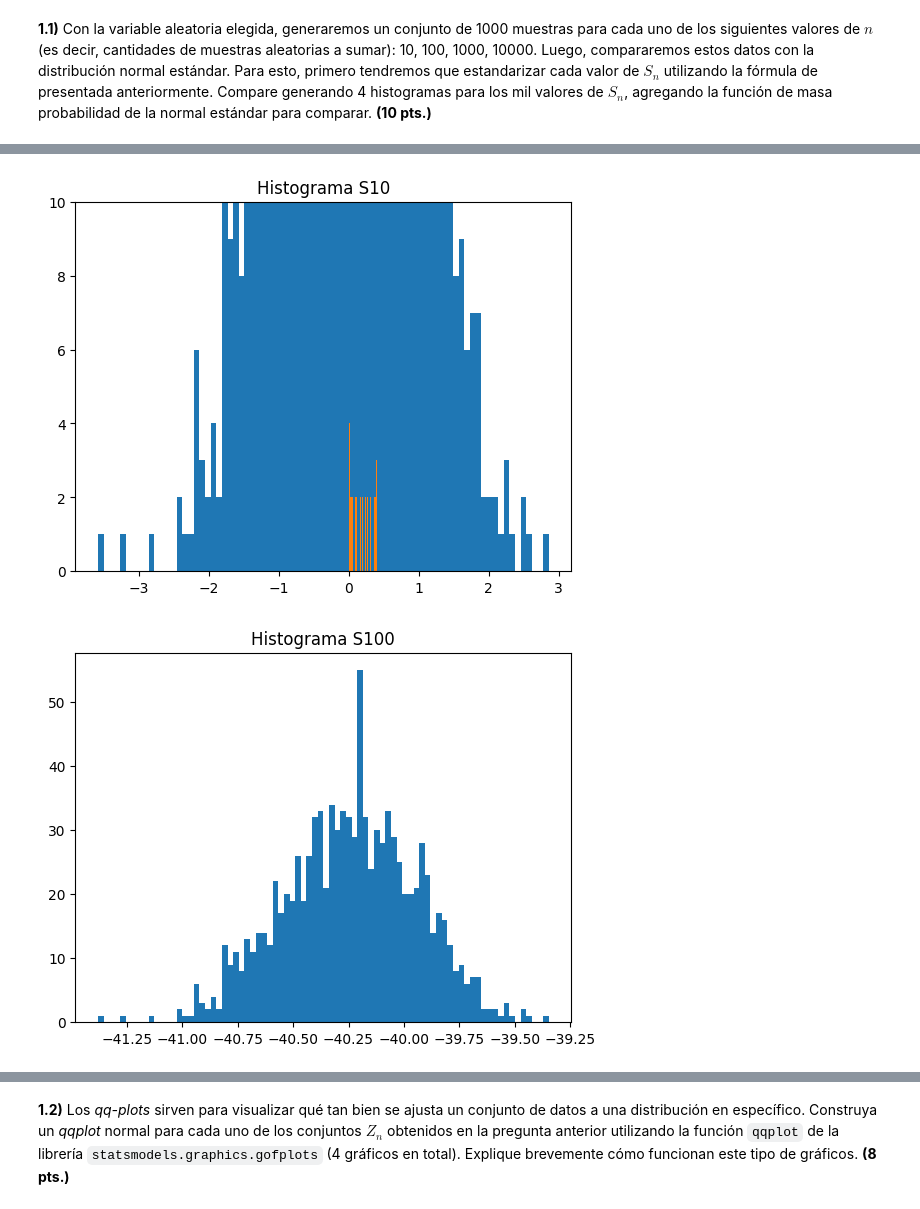
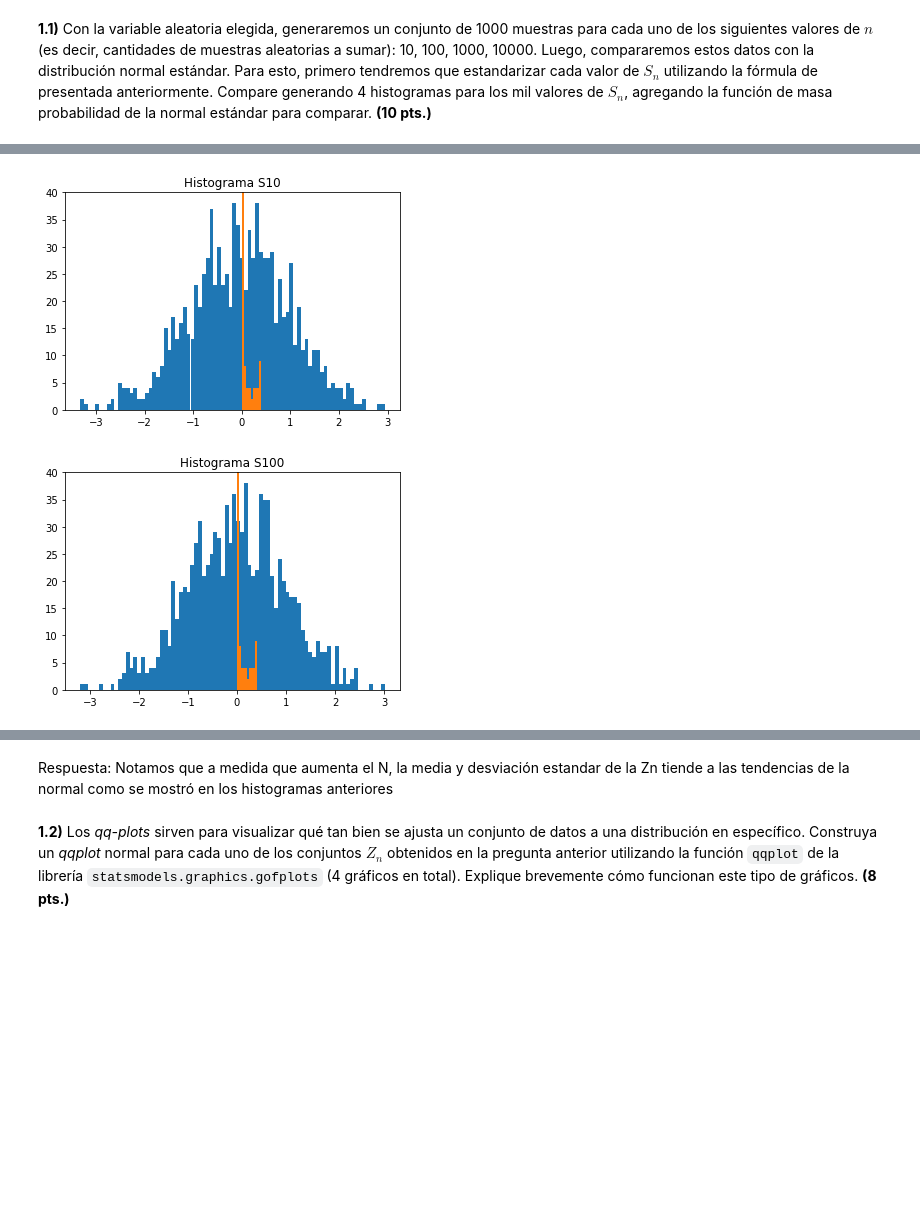
Before and after one commit to Camilo-Duque98/EstadisticaComputacional, a Jupyter notebook: lec-3-Los Dockeritos/lec-3.ipynb, the cells around one changed output, grey strips where cells are left out. Drawn from its saved outputs; the diff is of its cells as text; code cells hidden in the pictures; blank space fills up the shorter version.

```diff
--- a/lec-3-Los Dockeritos/lec-3.ipynb
+++ b/lec-3-Los Dockeritos/lec-3.ipynb
@@ -145,53 +98,46 @@ s1000=[sum(X.rvs(size=1000))for i in range(1000)]
 s10000=[sum(X.rvs(size=10000))for i in range(1000)]
 
 #ESTANDARIZACION
 def estandarizacion(muestra:list,esperanza:float,desviacionestandar:float,n:int)->list:
     muestraaux=[]
     for x in range(len(muestra)):
         tmpvalue=(muestra[x]-(n*esperanza))/(desviacionestandar*np.sqrt(n))
         muestraaux.append(tmpvalue)
     return muestraaux
 #ZN
 s10stdr=estandarizacion(s10,mean,std_dev,10)
-s100stdr=estandarizacion(s10,mean,std_dev,100)
-s1000stdr=estandarizacion(s10,mean,std_dev,1000)
-s10000stdr=estandarizacion(s10,mean,std_dev,10000)
+s100stdr=estandarizacion(s100,mean,std_dev,100)
+s1000stdr=estandarizacion(s1000,mean,std_dev,1000)
+s10000stdr=estandarizacion(s10000,mean,std_dev,10000)
 
-#Normal Estandar
+#Normal
 x_axis = np.arange(-10,10, 0.1)
-#FALTA GENERAR LA NORMAL Y FUNCION DE MASA#
+normal = sp.norm.pdf(x_axis,0, 1)
 
 #HISTOGRAMAS
 plt.title("Histograma S10")
-x_axis = np.arange(-20,20, 0.1)
-normal = sp.norm.pdf(x_axis,0, 1)
-#plt.plot(x_axis, normal)
 plt.hist(s10stdr,bins=80,label="S10")
-plt.hist(normal,bins=60,label="Normal")
-plt.ylim(0,10)
+plt.hist(normal,label="Normal")
+plt.ylim(0,40)
 plt.show()
 
 plt.title("Histograma S100")
-x_axis = np.arange(-50,50, 0.1)
-normal = sp.norm.pdf(x_axis,0, 1)
 plt.hist(s100stdr,bins=80,label="S100")
-#plt.hist(normal,bins=60,label="Normal")
-#plt.ylim(0,100)
+plt.hist(normal,label="Normal")
+plt.ylim(0,40)
 plt.show()
 
 plt.title("Histograma S1000")
 plt.hist(s1000stdr,bins=80,label="S1000")
+plt.hist(normal,label="Normal")
+plt.ylim(0,50)
 plt.show()
 
 plt.title("Histograma S10000")
-plt.hist(s10000stdr);
+plt.hist(s10000stdr,bins=80,label="S10000")
+plt.hist(normal,label="Normal")
+plt.ylim(0,50)
 plt.show()
-
-plt.title("Normal")
-x_axis = np.arange(0,14, 0.1)
-normal = sp.norm.pdf(x_axis,10*mean, 10*std_dev)
-plt.plot(x_axis, normal)
-plt.show()
 # %% [output]
-[figure, old version]
+[figure, new version]
-[figure, old version]
+[figure, new version]
@@ -201,3 +146,5 @@ plt.show()
+# %% [markdown]
+Respuesta: Notamos que a medida que aumenta el N, la media y desviación estandar de la Zn tiende a las tendencias de la normal como se mostró en los histogramas anteriores
 # %% [markdown]
 **1.2)** Los *qq-plots* sirven para visualizar qué tan bien se ajusta un conjunto de datos a una distribución en específico. Construya un *qqplot* normal para cada uno de los conjuntos $Z_n$ obtenidos en la pregunta anterior utilizando la función `qqplot` de la librería `statsmodels.graphics.gofplots` (4 gráficos en total). Explique brevemente cómo funcionan este tipo de gráficos. **(8 pts.)**
 # %%
```
Also changed, not shown: parts of 14 cells of this notebook.
